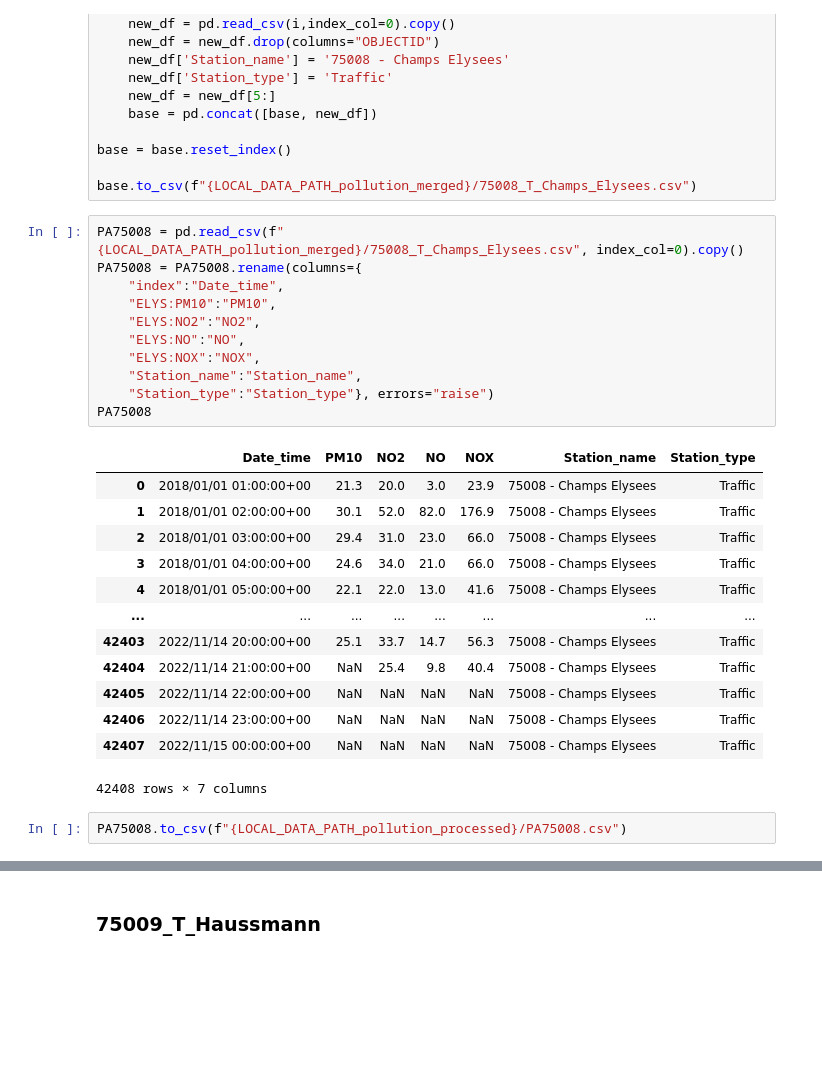
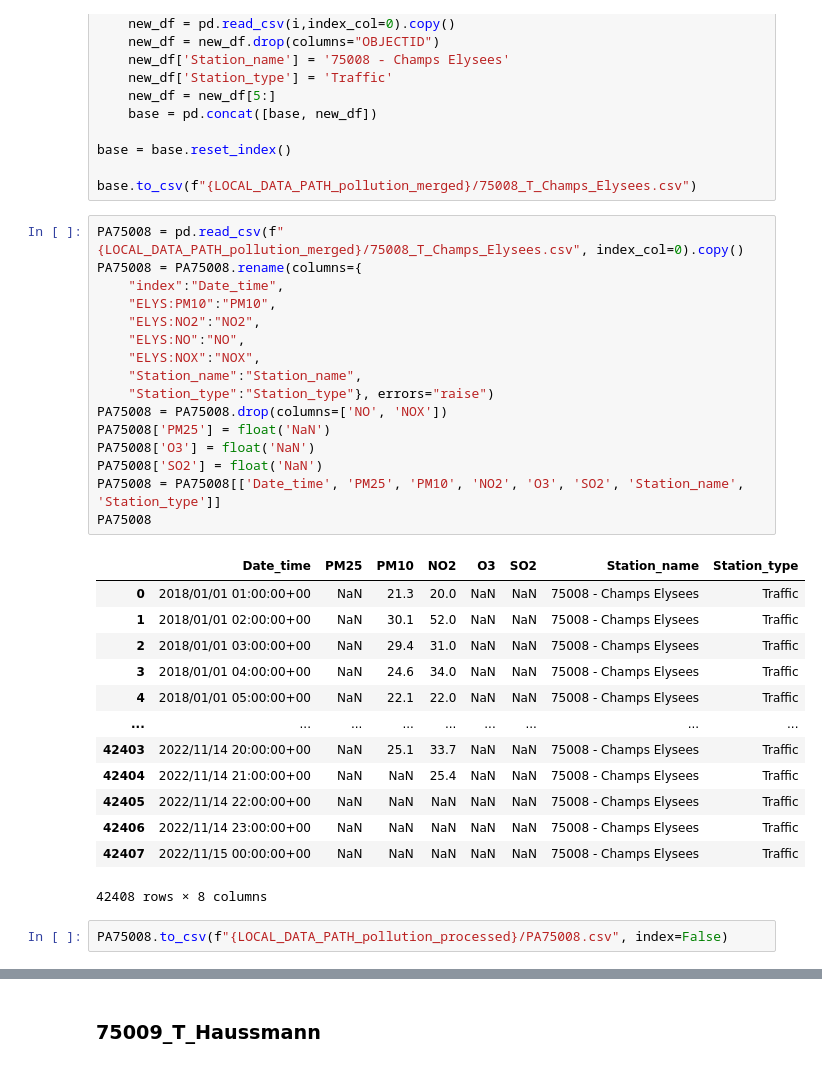
Before and after one commit to TheLab75/ParisDeepAirProject, a Jupyter notebook: notebooks/Louis_pollution1_data_exploration.ipynb, the cells around one changed output, grey strips where cells are left out. Drawn from its saved outputs; the diff is of its cells as text; blank space fills up the shorter version.

```diff
--- a/notebooks/Louis_PDAP_data_exploration.ipynb
+++ b/notebooks/Louis_pollution1_data_exploration.ipynb
@@ -630,30 +660,35 @@ base.to_csv(f"{LOCAL_DATA_PATH_pollution_merged}/75008_T_Champs_Elysees.csv")
 # %%
 PA75008 = pd.read_csv(f"{LOCAL_DATA_PATH_pollution_merged}/75008_T_Champs_Elysees.csv", index_col=0).copy()
 PA75008 = PA75008.rename(columns={
     "index":"Date_time",
     "ELYS:PM10":"PM10",
     "ELYS:NO2":"NO2",
     "ELYS:NO":"NO",
     "ELYS:NOX":"NOX",
     "Station_name":"Station_name",
     "Station_type":"Station_type"}, errors="raise")
+PA75008 = PA75008.drop(columns=['NO', 'NOX'])
+PA75008['PM25'] = float('NaN')
+PA75008['O3'] = float('NaN')
+PA75008['SO2'] = float('NaN')
+PA75008 = PA75008[['Date_time', 'PM25', 'PM10', 'NO2', 'O3', 'SO2', 'Station_name', 'Station_type']]
 PA75008
 # %% [output]
-|  | Date_time | PM10 | NO2 | NO | NOX | Station_name | Station_type |
-| 0 | 2018/01/01 01:00:00+00 | 21.3 | 20.0 | 3.0 | 23.9 | 75008 - Champs Elysees | Traffic |
-| 1 | 2018/01/01 02:00:00+00 | 30.1 | 52.0 | 82.0 | 176.9 | 75008 - Champs Elysees | Traffic |
-| 2 | 2018/01/01 03:00:00+00 | 29.4 | 31.0 | 23.0 | 66.0 | 75008 - Champs Elysees | Traffic |
-| 3 | 2018/01/01 04:00:00+00 | 24.6 | 34.0 | 21.0 | 66.0 | 75008 - Champs Elysees | Traffic |
-| 4 | 2018/01/01 05:00:00+00 | 22.1 | 22.0 | 13.0 | 41.6 | 75008 - Champs Elysees | Traffic |
-| ... | ... | ... | ... | ... | ... | ... | ... |
-| 42403 | 2022/11/14 20:00:00+00 | 25.1 | 33.7 | 14.7 | 56.3 | 75008 - Champs Elysees | Traffic |
-| 42404 | 2022/11/14 21:00:00+00 | NaN | 25.4 | 9.8 | 40.4 | 75008 - Champs Elysees | Traffic |
-| 42405 | 2022/11/14 22:00:00+00 | NaN | NaN | NaN | NaN | 75008 - Champs Elysees | Traffic |
-| 42406 | 2022/11/14 23:00:00+00 | NaN | NaN | NaN | NaN | 75008 - Champs Elysees | Traffic |
-| 42407 | 2022/11/15 00:00:00+00 | NaN | NaN | NaN | NaN | 75008 - Champs Elysees | Traffic |
+|  | Date_time | PM25 | PM10 | NO2 | O3 | SO2 | Station_name | Station_type |
+| 0 | 2018/01/01 01:00:00+00 | NaN | 21.3 | 20.0 | NaN | NaN | 75008 - Champs Elysees | Traffic |
+| 1 | 2018/01/01 02:00:00+00 | NaN | 30.1 | 52.0 | NaN | NaN | 75008 - Champs Elysees | Traffic |
+| 2 | 2018/01/01 03:00:00+00 | NaN | 29.4 | 31.0 | NaN | NaN | 75008 - Champs Elysees | Traffic |
+| 3 | 2018/01/01 04:00:00+00 | NaN | 24.6 | 34.0 | NaN | NaN | 75008 - Champs Elysees | Traffic |
+| 4 | 2018/01/01 05:00:00+00 | NaN | 22.1 | 22.0 | NaN | NaN | 75008 - Champs Elysees | Traffic |
+| ... | ... | ... | ... | ... | ... | ... | ... | ... |
+| 42403 | 2022/11/14 20:00:00+00 | NaN | 25.1 | 33.7 | NaN | NaN | 75008 - Champs Elysees | Traffic |
+| 42404 | 2022/11/14 21:00:00+00 | NaN | NaN | 25.4 | NaN | NaN | 75008 - Champs Elysees | Traffic |
+| 42405 | 2022/11/14 22:00:00+00 | NaN | NaN | NaN | NaN | NaN | 75008 - Champs Elysees | Traffic |
+| 42406 | 2022/11/14 23:00:00+00 | NaN | NaN | NaN | NaN | NaN | 75008 - Champs Elysees | Traffic |
+| 42407 | 2022/11/15 00:00:00+00 | NaN | NaN | NaN | NaN | NaN | 75008 - Champs Elysees | Traffic |
-42408 rows × 7 columns
+42408 rows × 8 columns
 # %%
-PA75008.to_csv(f"{LOCAL_DATA_PATH_pollution_processed}/PA75008.csv")
+PA75008.to_csv(f"{LOCAL_DATA_PATH_pollution_processed}/PA75008.csv", index=False)
 # %%
 quick_check2(PA75008,"NO2")
 # %% [output]
```
Also changed, not shown: parts of 59 cells of this notebook, 4 other files.
